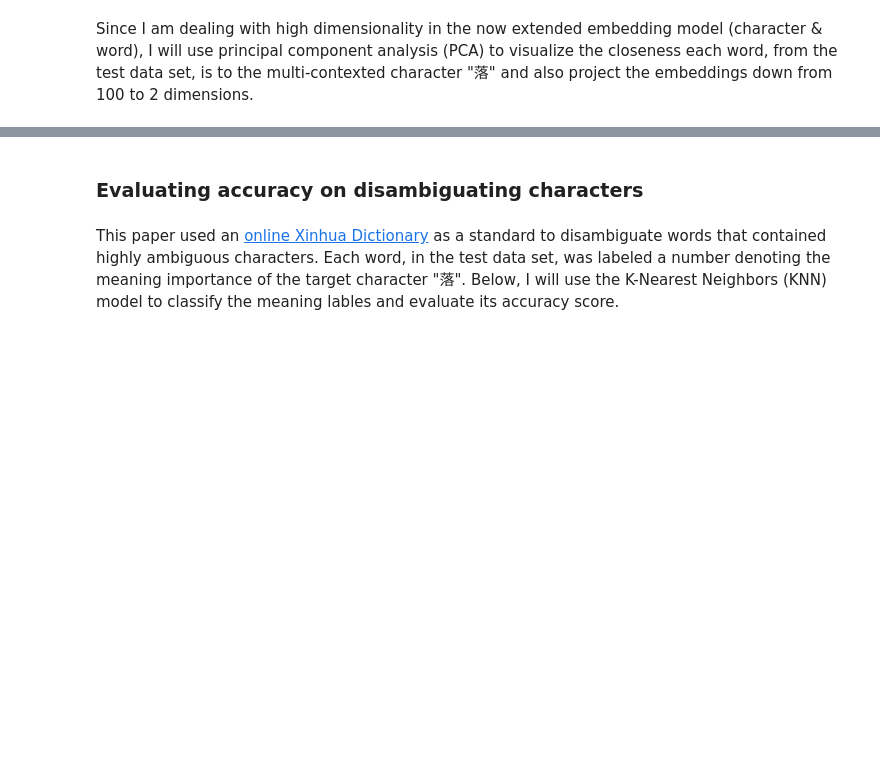
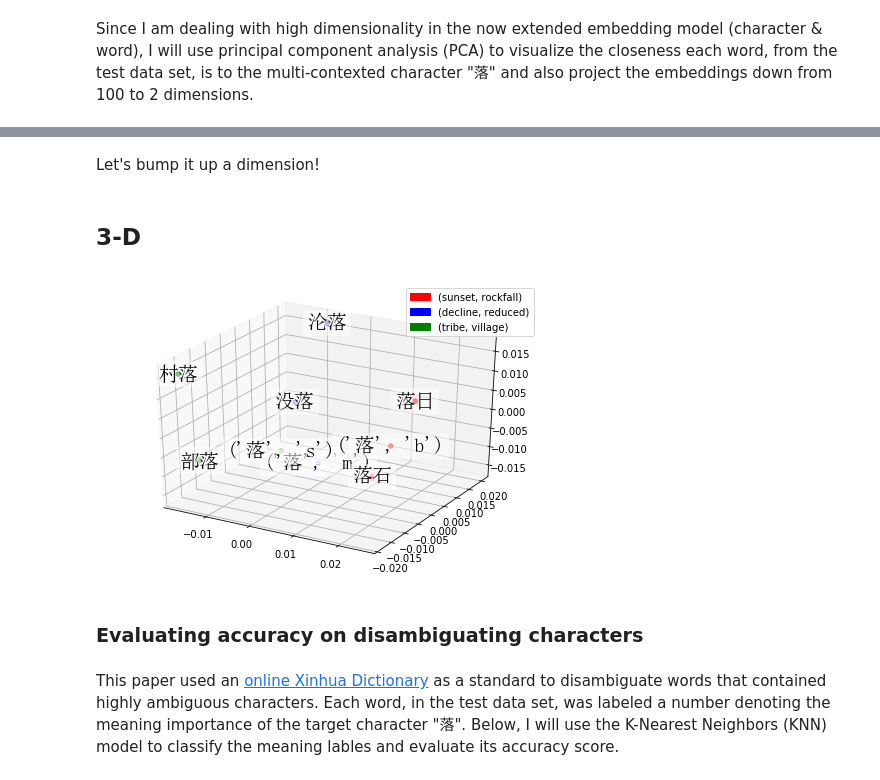
Before and after one commit to ajanigyasi/chinese_disambiguation, a Jupyter notebook: SCWE character disambiguation.ipynb, the cells around one changed output, grey strips where cells are left out. Drawn from its saved outputs; the diff is of its cells as text; code cells hidden in the pictures; blank space fills up the shorter version.

```diff
--- a/SCWE character disambiguation.ipynb
+++ b/SCWE character disambiguation.ipynb
@@ -155,3 +159,33 @@ Again, let's observe the character color-coded in red ('落', 'b') plus the word
+# %% [markdown]
+Let's bump it up a dimension!
+# %% [markdown]
+## 3-D
+# %%
+from mpl_toolkits.mplot3d import Axes3D
+from matplotlib.font_manager import FontProperties
+
+
+def plot_PCA_3D(test_data, test_labels, words):
+    pca = PCA(3)
+    f = plt.figure()
+    ax = Axes3D(f)
+    vector_map = pca.fit_transform(test_data)
+    colors = ['red', 'blue', 'green']
+    ax.scatter(vector_map[:, 0], vector_map[:, 1], vector_map[:, 2], c=test_labels,
+                           cmap=matplotlib.colors.ListedColormap(colors))
+    for i, m in enumerate(vector_map):
+        ax.text(m[0], m[1],m[2], words[i], ha='center', va='center', fontproperties = fontP,
+                bbox=dict(facecolor='white', alpha=0.5, lw=0))
+        red_patch = mpatches.Patch(color='red', label='(sunset, rockfall)')
+        blue_patch = mpatches.Patch(color='blue', label='(decline, reduced)')
+        green_patch = mpatches.Patch(color='green', label='(tribe, village)')
+        plt.legend(handles=[red_patch, blue_patch, green_patch], prop={'size': 10})
+
+
+plot_PCA_3D(testEmb_char, test_labels, char_list)
+plt.show()
+# %% [output]
+[figure, added]
 # %% [markdown]
 ### Evaluating accuracy on disambiguating characters
 # %% [markdown]
```
Also changed, not shown: parts of 15 cells of this notebook.
